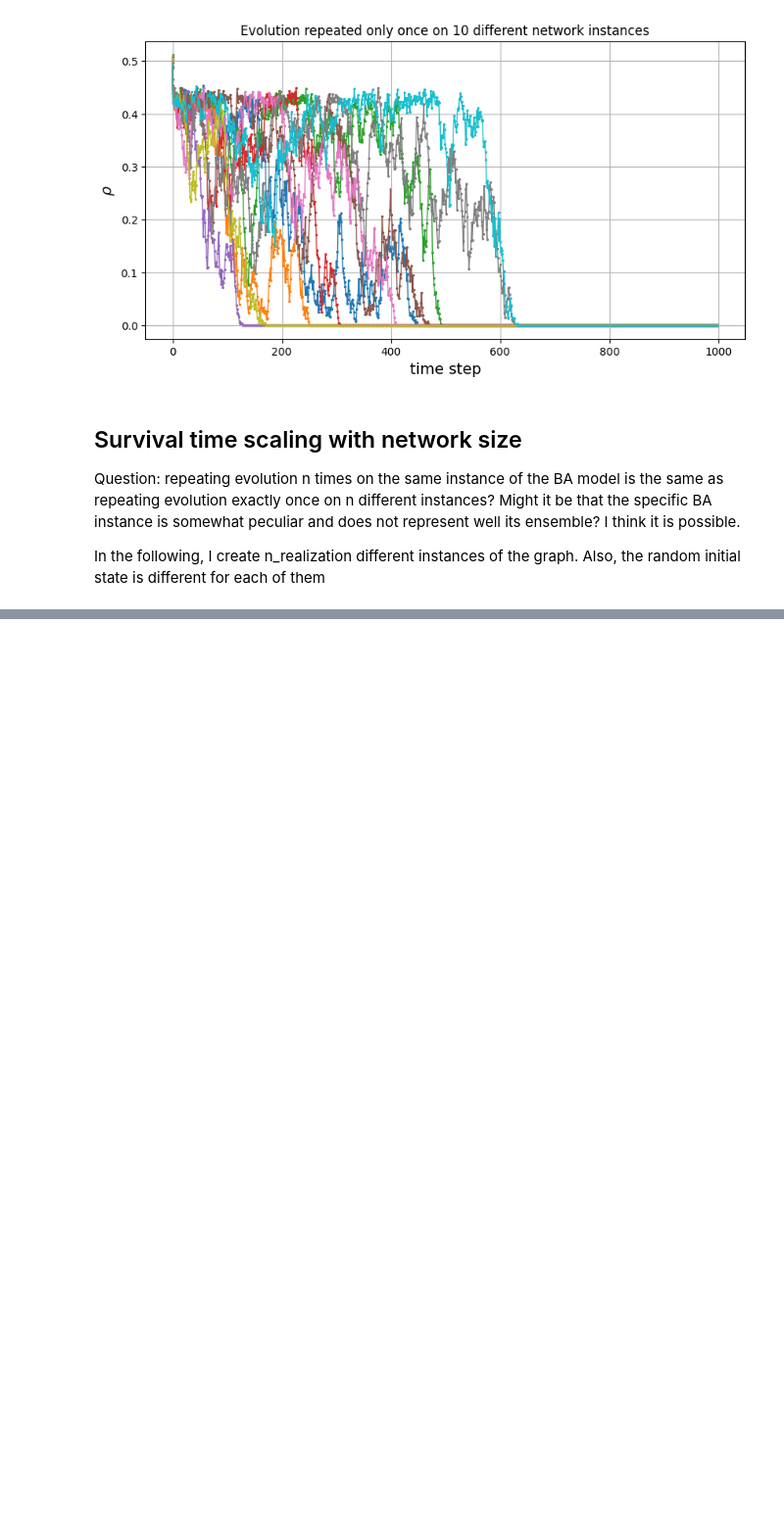
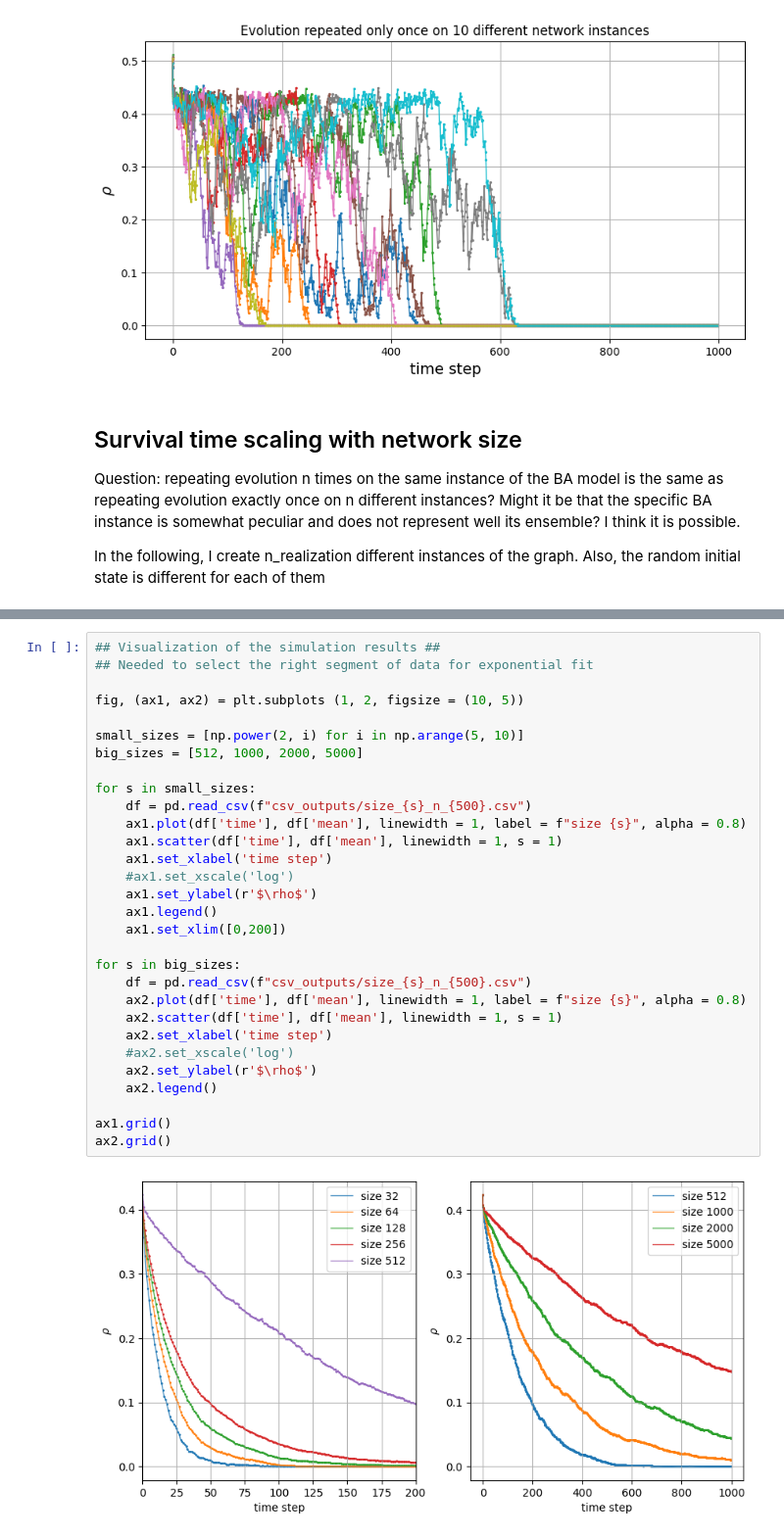
Before and after one commit to miriamzara/ComplexNet_project, a Jupyter notebook: project_28/code/voter.ipynb, the cells around one changed output, grey strips where cells are left out. Shown at 98% size. Saved outputs shown, nothing was run; the diff lists cells and outputs as text; blank space fills up the shorter version.

```diff
--- a/project_28/code/voter.ipynb
+++ b/project_28/code/voter.ipynb
@@ -206,0 +200,32 @@ tau = 455.07205467073646 +/- 0.6694365021043042
+# %%
+## Visualization of the simulation results ##
+## Needed to select the right segment of data for exponential fit
+
+fig, (ax1, ax2) = plt.subplots (1, 2, figsize = (10, 5))
+
+small_sizes = [np.power(2, i) for i in np.arange(5, 10)]
+big_sizes = [512, 1000, 2000, 5000]
+
+for s in small_sizes:
+    df = pd.read_csv(f"csv_outputs/size_{s}_n_{500}.csv")
+    ax1.plot(df['time'], df['mean'], linewidth = 1, label = f"size {s}", alpha = 0.8)
+    ax1.scatter(df['time'], df['mean'], linewidth = 1, s = 1)
+    ax1.set_xlabel('time step')
+    #ax1.set_xscale('log')
+    ax1.set_ylabel(r'$\rho$')
+    ax1.legend()
+    ax1.set_xlim([0,200])
+
+for s in big_sizes:
+    df = pd.read_csv(f"csv_outputs/size_{s}_n_{500}.csv")
+    ax2.plot(df['time'], df['mean'], linewidth = 1, label = f"size {s}", alpha = 0.8)
+    ax2.scatter(df['time'], df['mean'], linewidth = 1, s = 1)
+    ax2.set_xlabel('time step')
+    #ax2.set_xscale('log')
+    ax2.set_ylabel(r'$\rho$')
+    ax2.legend()
+
+ax1.grid()
+ax2.grid()
+# %% [output]
+[figure, added]
```
Also changed, not shown: parts of 8 cells of this notebook, 11 other files.
